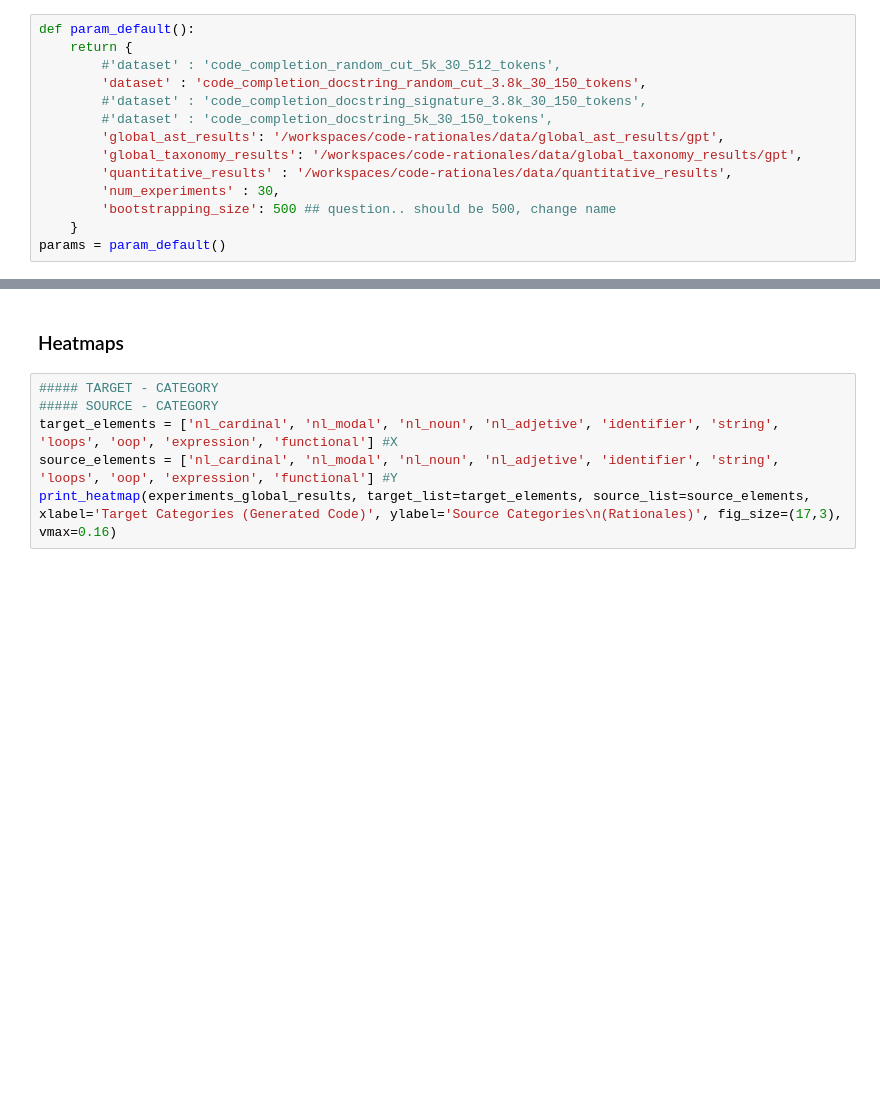
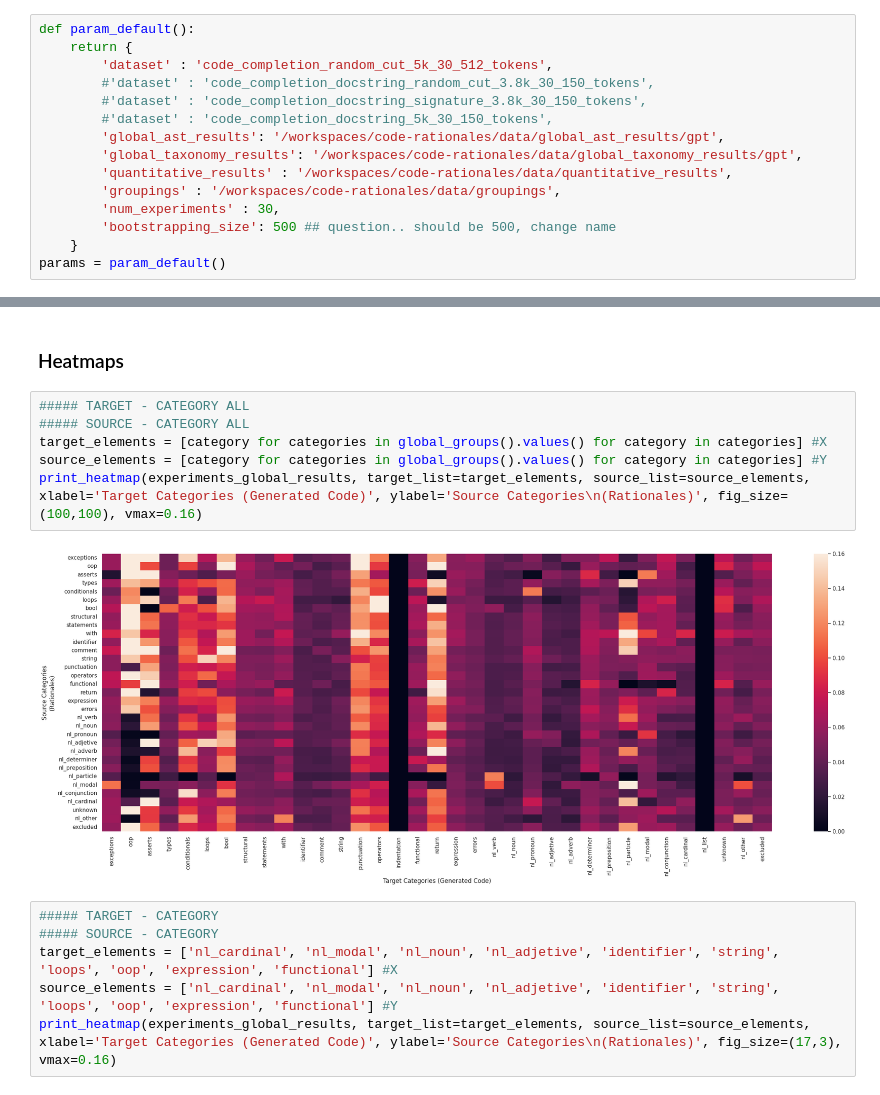
Before and after one commit to WM-SEMERU/code-rationales, a Jupyter notebook: nbs/05_quantitative_analysis.ipynb, the cells around one changed output, grey strips where cells are left out. Saved outputs shown, nothing was run; the diff lists cells and outputs as text; blank space fills up the shorter version.

```diff
--- a/nbs/05_quantitative_analysis.ipynb
+++ b/nbs/05_quantitative_analysis.ipynb
@@ -20,13 +20,14 @@ pd.options.display.float_format = '{:.2f}'.format
 # %%
 def param_default():
     return {
-        #'dataset' : 'code_completion_random_cut_5k_30_512_tokens',
-        'dataset' : 'code_completion_docstring_random_cut_3.8k_30_150_tokens',
+        'dataset' : 'code_completion_random_cut_5k_30_512_tokens',
+        #'dataset' : 'code_completion_docstring_random_cut_3.8k_30_150_tokens',
         #'dataset' : 'code_completion_docstring_signature_3.8k_30_150_tokens',
         #'dataset' : 'code_completion_docstring_5k_30_150_tokens',
         'global_ast_results': '/workspaces/code-rationales/data/global_ast_results/gpt',
         'global_taxonomy_results': '/workspaces/code-rationales/data/global_taxonomy_results/gpt',
         'quantitative_results' : '/workspaces/code-rationales/data/quantitative_results',
+        'groupings' : '/workspaces/code-rationales/data/groupings',
         'num_experiments' : 30,
         'bootstrapping_size': 500 ## question.. should be 500, change name
     }
@@ -361,6 +373,14 @@ global_bootstrapped_dataframe_results
 global_bootstrapped_dataframe_results.to_csv(params['quantitative_results'] + '/' + params['dataset'] + '_bootstrapped' + '.csv', index=False)
 # %% [markdown]
 ### Heatmaps
+# %%
+##### TARGET - CATEGORY ALL
+##### SOURCE - CATEGORY ALL
+target_elements = [category for categories in global_groups().values() for category in categories] #X
+source_elements = [category for categories in global_groups().values() for category in categories] #Y
+print_heatmap(experiments_global_results, target_list=target_elements, source_list=source_elements, xlabel='Target Categories (Generated Code)', ylabel='Source Categories\n(Rationales)', fig_size=(100,100), vmax=0.16)
+# %% [output]
+[figure, added]
 # %%
 ##### TARGET - CATEGORY
 ##### SOURCE - CATEGORY
```
Also changed, not shown: parts of 3 cells of this notebook, 2 other files.
